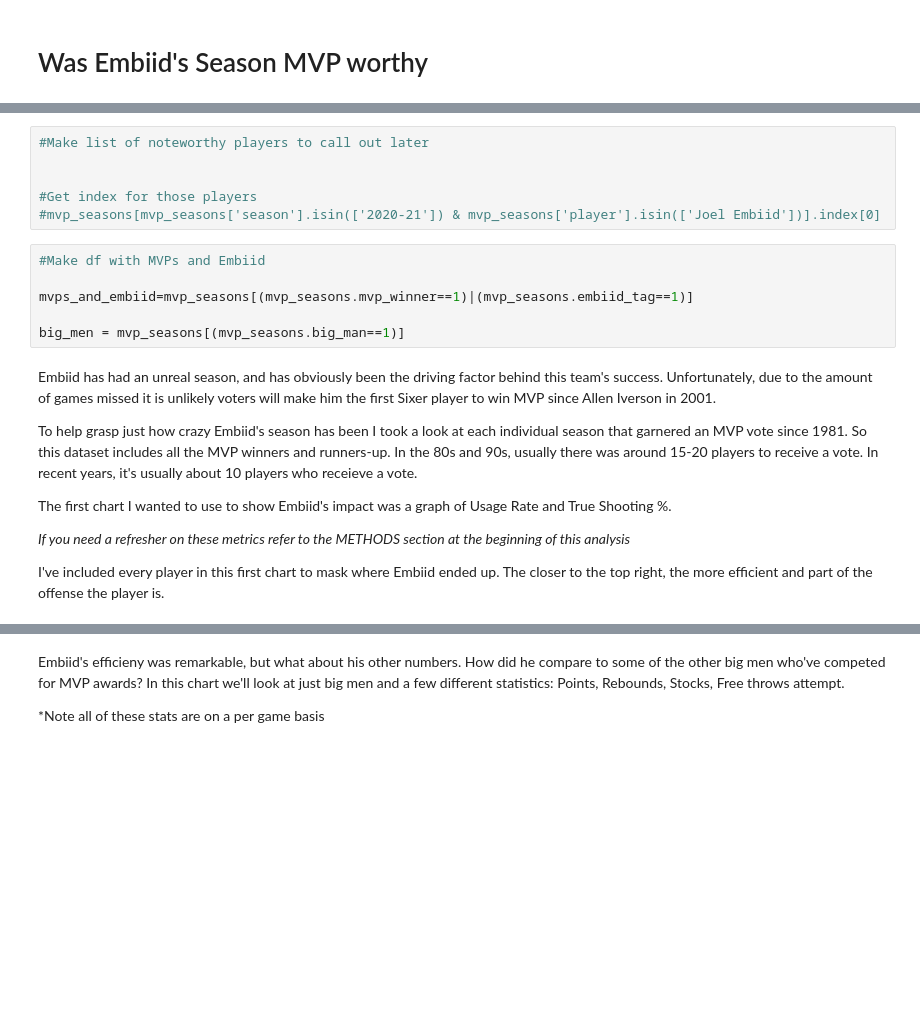
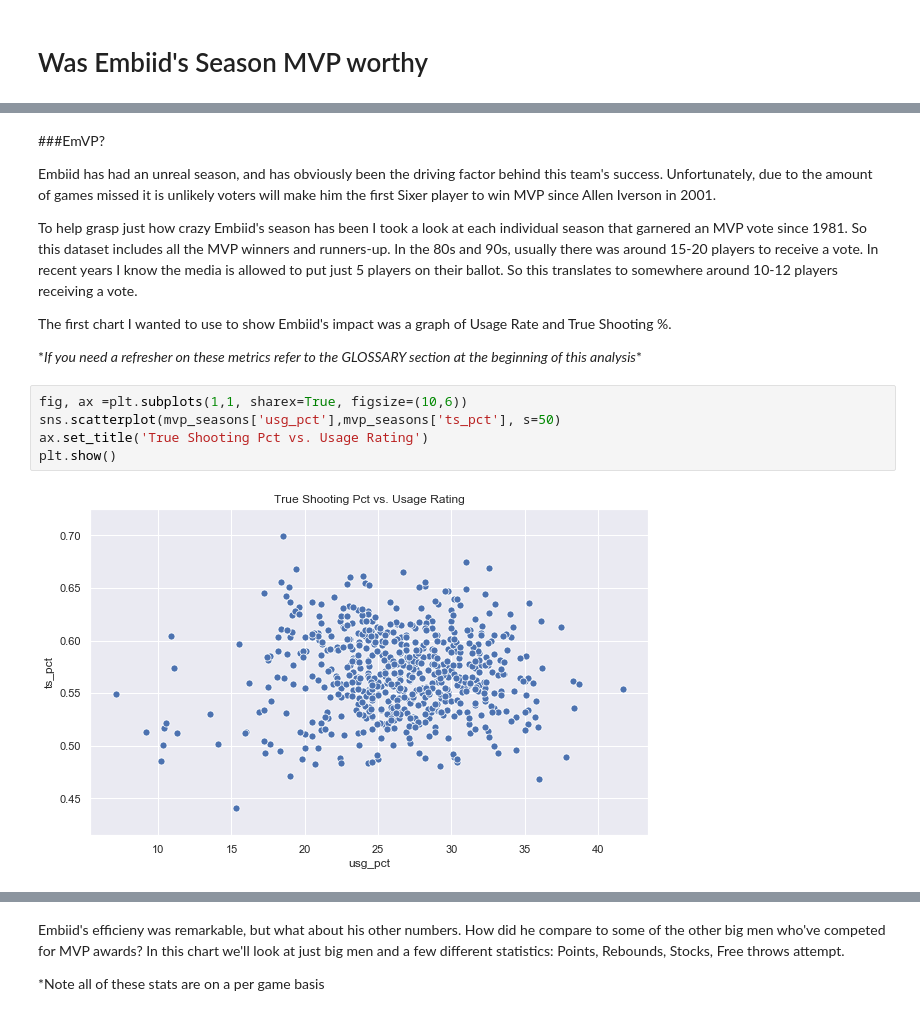
Before and after one commit to mhartz25/sixers_2021_playoffs, a Jupyter notebook: analysis.ipynb, the cells around one changed output, grey strips where cells are left out. Drawn from its saved outputs; the diff is of its cells as text; blank space fills up the shorter version.

```diff
--- a/analysis.ipynb
+++ b/analysis.ipynb
@@ -83,22 +93,17 @@ mvp_seasons['big_man'] = mvp_seasons['player'].apply(lambda row: 1 if row in big
-# %%
-#Make list of noteworthy players to call out later
-
-
-#Get index for those players
-#mvp_seasons[mvp_seasons['season'].isin(['2020-21']) & mvp_seasons['player'].isin(['Joel Embiid'])].index[0]
-# %%
-#Make df with MVPs and Embiid
-
-mvps_and_embiid=mvp_seasons[(mvp_seasons.mvp_winner==1)|(mvp_seasons.embiid_tag==1)]
-
-big_men = mvp_seasons[(mvp_seasons.big_man==1)]
 # %% [markdown]
+###EmVP?
+
 Embiid has had an unreal season, and has obviously been the driving factor behind this team's success. Unfortunately, due to the amount of games missed it is unlikely voters will make him the first Sixer player to win MVP since Allen Iverson in 2001.
 
-To help grasp just how crazy Embiid's season has been I took a look at each individual season that garnered an MVP vote since 1981. So this dataset includes all the MVP winners and runners-up. In the 80s and 90s, usually there was around 15-20 players to receive a vote. In recent years, it's usually about 10 players who receieve a vote.
+To help grasp just how crazy Embiid's season has been I took a look at each individual season that garnered an MVP vote since 1981. So this dataset includes all the MVP winners and runners-up. In the 80s and 90s, usually there was around 15-20 players to receive a vote. In recent years I know the media is allowed to put just 5 players on their ballot. So this translates to somewhere around 10-12 players receiving a vote.
 
 The first chart I wanted to use to show Embiid's impact was a graph of Usage Rate and True Shooting %.
 
-*If you need a refresher on these metrics refer to the METHODS section at the beginning of this analysis*
-
-I've included every player in this first chart to mask where Embiid ended up. The closer to the top right, the more efficient and part of the offense the player is.
+\**If you need a refresher on these metrics refer to the GLOSSARY section at the beginning of this analysis*\*
+# %%
+fig, ax =plt.subplots(1,1, sharex=True, figsize=(10,6))
+sns.scatterplot(mvp_seasons['usg_pct'],mvp_seasons['ts_pct'], s=50)
+ax.set_title('True Shooting Pct vs. Usage Rating')
+plt.show()
+# %% [output]
+[figure, added]
```
Also changed, not shown: parts of 21 cells of this notebook.
